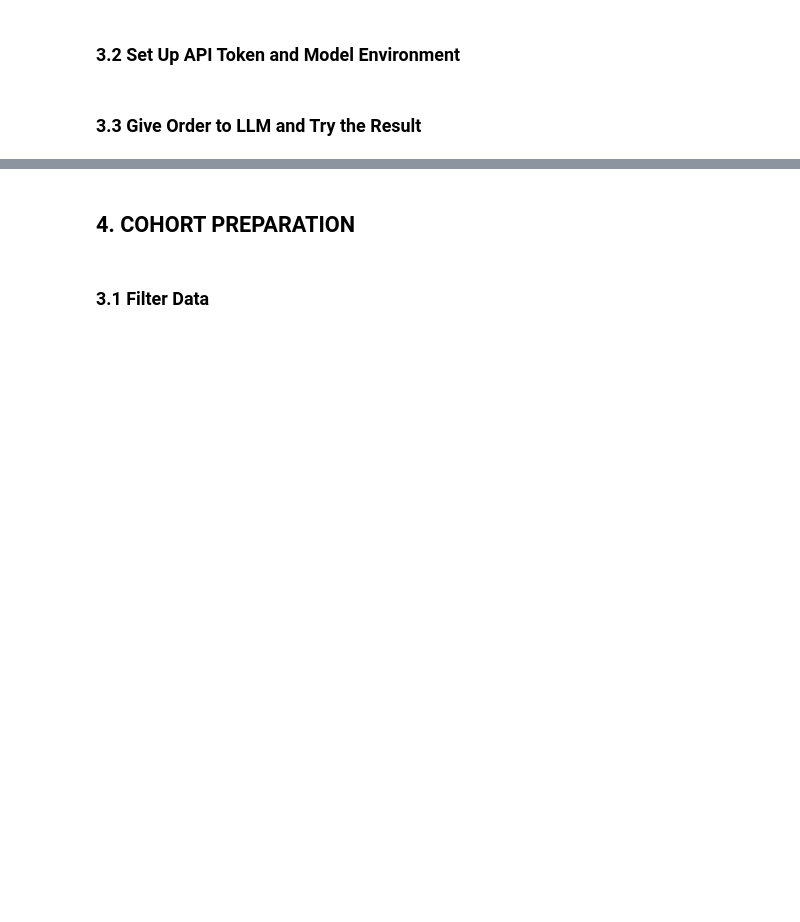
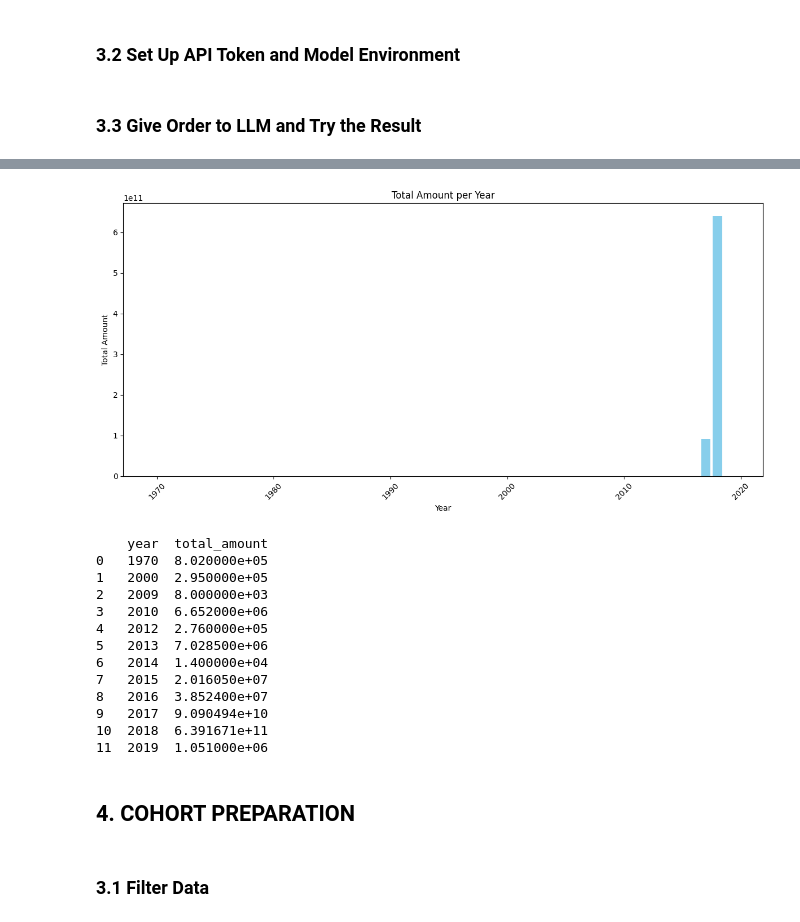
Before and after one commit to fatwaman/Learning_Python, a Jupyter notebook: Capstone_Project_Fatwa.ipynb, the cells around one changed output, grey strips where cells are left out. Saved outputs shown, nothing was run; the diff lists cells and outputs as text; code cells hidden in the pictures; blank space fills up the shorter version.

```diff
--- a/Capstone_Project_Fatwa.ipynb
+++ b/Capstone_Project_Fatwa.ipynb
@@ -184,18 +261,46 @@ plt.show()
-# %%
-# Assuming df is your DataFrame and 'year' and 'total_amount' are columns
-df['year'] = pd.to_datetime(df['year'], format='%Y')
-df.set_index('year', inplace=True)
-
-plt.figure(figsize=(12,6))
-plt.plot(df['total_amount'], label='Total Amount')
-plt.xlabel('Year')
-plt.ylabel('Total Amount')
-plt.title('Total Amount Trend Over Years')
-plt.xticks(rotation=45)
-plt.legend()
-plt.grid(True)
-plt.tight_layout()
-plt.show()
+# %%
+# Load your data
+# Assuming your CSV file is named 'datatransaksi.csv' and has columns 'tanggal' (date) and 'total_amount'
+df['date'] = pd.to_datetime(df['date'])
+
+# Extract the year from the 'tanggal' column
+df['year'] = df['date'].dt.year
+
+# Group the data by year and sum the 'total_amount'
+yearly_total = df.groupby('year')['total_amount'].sum().reset_index()
+
+# Plot the data as a bar chart
+plt.figure(figsize=(12, 6))
+plt.bar(yearly_total['year'], yearly_total['total_amount'], color='skyblue')
+
+# Add title and labels
+plt.title('Total Amount per Year')
+plt.xlabel('Year')
+plt.ylabel('Total Amount')
+
+# Rotate x-axis labels for better readability
+plt.xticks(rotation=45)
+
+# Display the plot
+plt.tight_layout()
+plt.show()
+
+print(yearly_total)
+# %% [output]
+[figure, added]
+    year  total_amount
+0   1970  8.020000e+05
+1   2000  2.950000e+05
+2   2009  8.000000e+03
+3   2010  6.652000e+06
+4   2012  2.760000e+05
+5   2013  7.028500e+06
+6   2014  1.400000e+04
+7   2015  2.016050e+07
+8   2016  3.852400e+07
+9   2017  9.090494e+10
+10  2018  6.391671e+11
+11  2019  1.051000e+06
 # %%
 output = llm.invoke("Using the provided datatransaksi, conduct a monthly cohort analysis to determine how long users retain the transaction feature. Ensure that only transactions with total_transactions > 0 are counted.")
 print(output)
```
Also changed, not shown: parts of 10 cells of this notebook.
